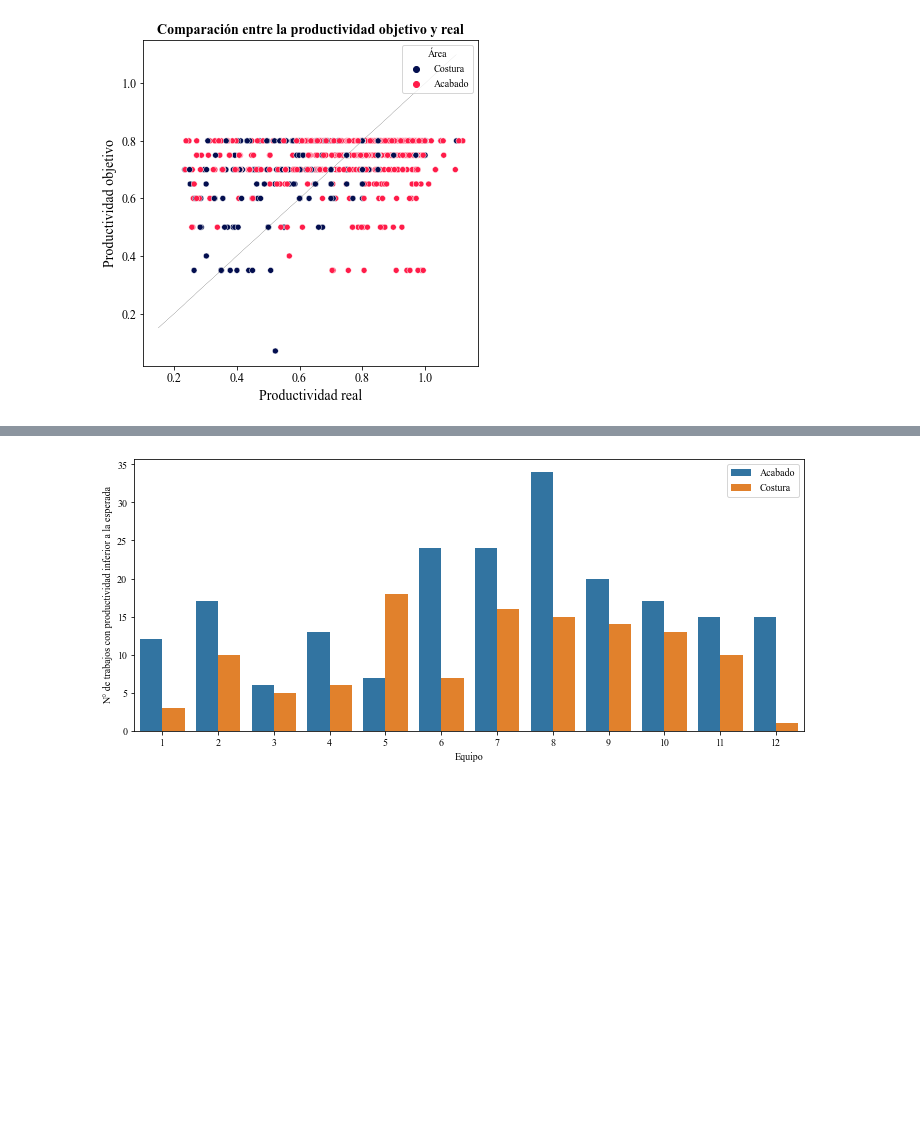
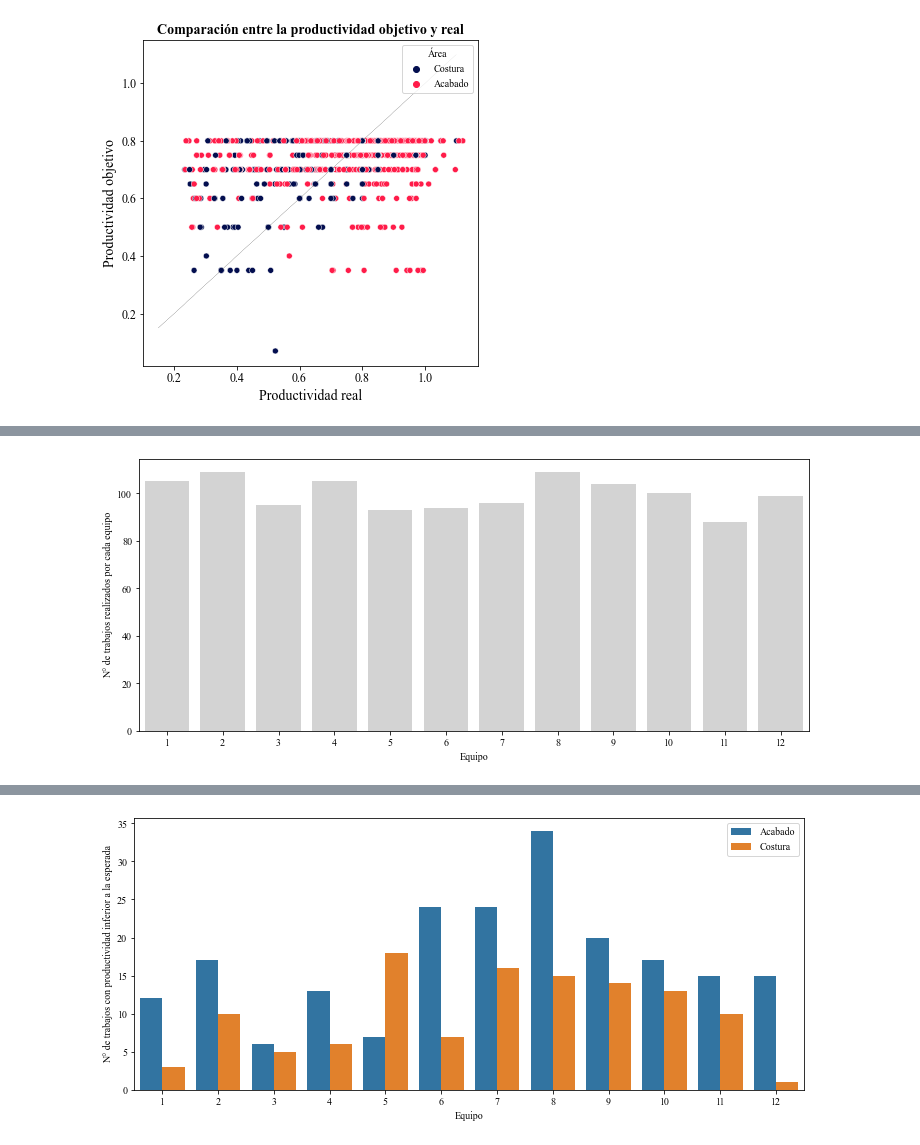
Before and after one commit to ejhoan/Proyecto-ML, a Jupyter notebook: Exploración_inicial.ipynb, the cells around one changed output, grey strips where cells are left out. Cells and saved outputs as stored; diff of their text form; code cells hidden in the pictures; blank space fills up the shorter version.

```diff
--- a/Exploración_inicial.ipynb
+++ b/Exploración_inicial.ipynb
@@ -225,0 +234,12 @@ plt.show()
+# %%
+# N° de trabajos realizados por cada equipo
+
+casos_equipo = data.groupby(['team'], as_index=False)['date'].count()
+
+plt.figure(figsize=(12, 5))
+sns.barplot(data=casos_equipo, y='date', x='team', color='#d3d3d3')
+plt.ylabel('N° de trabajos realizados por cada equipo')
+plt.xlabel('Equipo')
+plt.show()
+# %% [output]
+[figure, added]
```
Also changed, not shown: parts of 45 cells of this notebook, 2 other files.
